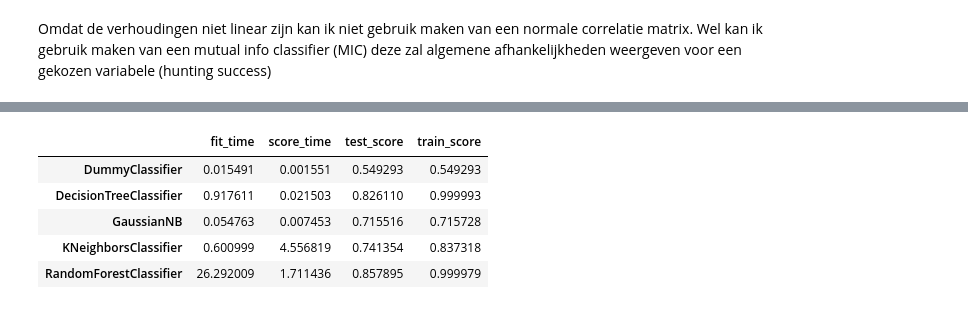
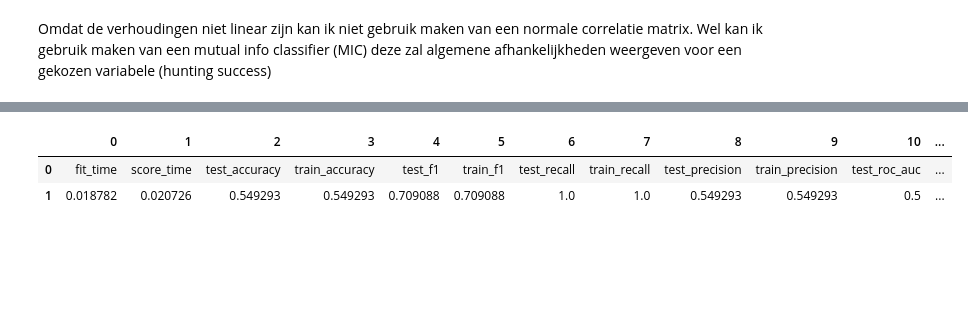
Before and after one commit to RamonReilman/hunting_mantis_ml, a Jupyter notebook: EDA.ipynb, the cells around one changed output, grey strips where cells are left out. Drawn from its saved outputs; the diff is of its cells as text; code cells hidden in the pictures; blank space fills up the shorter version.

```diff
--- a/EDA.ipynb
+++ b/EDA.ipynb
@@ -288,18 +310,17 @@ models = [
 # %%
 from sklearn.model_selection import cross_validate
 
-metric_scores = {}
-for model in models:
-    scores = cross_validate(model(), X, y, return_train_score=True)
+# Get cross_valid score
+def get_scores(clf, scoring, X, y):
+    scores = cross_validate(clf(), X,y, return_train_score=True, scoring=scoring, n_jobs=15)
     for key, val in scores.items():
         scores[key] = val.mean()
-    metric_scores[f"{model.__name__}"] = scores
 
-pd.DataFrame(metric_scores).T
+    return scores
+
+scores = get_scores(DummyClassifier, ["accuracy", "f1", "recall", "precision", "roc_auc",], X, y)
+pd.DataFrame(scores.items()).T
 # %% [output]
-|  | fit_time | score_time | test_score | train_score |
-| DummyClassifier | 0.015491 | 0.001551 | 0.549293 | 0.549293 |
-| DecisionTreeClassifier | 0.917611 | 0.021503 | 0.826110 | 0.999993 |
-| GaussianNB | 0.054763 | 0.007453 | 0.715516 | 0.715728 |
-| KNeighborsClassifier | 0.600999 | 4.556819 | 0.741354 | 0.837318 |
-| RandomForestClassifier | 26.292009 | 1.711436 | 0.857895 | 0.999979 |
+|  | 0 | 1 | 2 | 3 | 4 | 5 | 6 | 7 | 8 | 9 | 10 | ... |
+| 0 | fit_time | score_time | test_accuracy | train_accuracy | test_f1 | train_f1 | test_recall | train_recall | test_precision | train_precision | test_roc_auc | ... |
+| 1 | 0.018782 | 0.020726 | 0.549293 | 0.549293 | 0.709088 | 0.709088 | 1.0 | 1.0 | 0.549293 | 0.549293 | 0.5 | ... |
```
Also changed, not shown: parts of 55 cells of this notebook, 3 other files.
